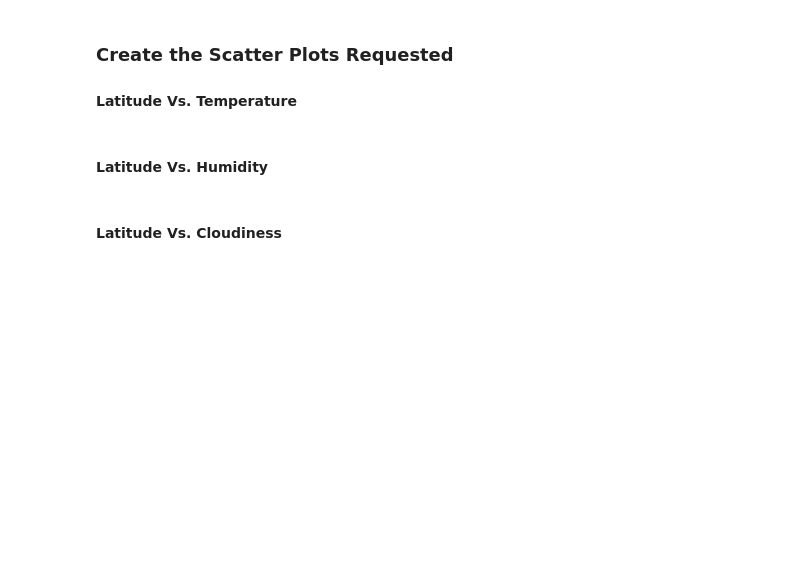
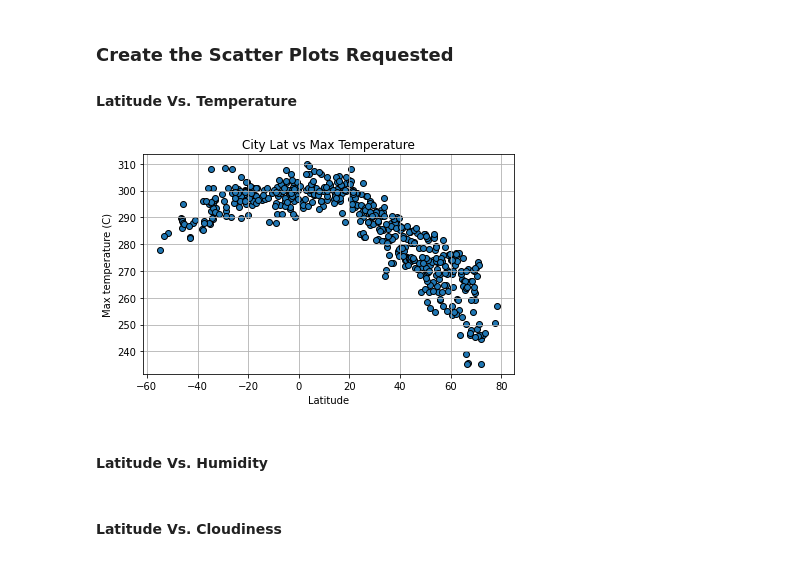
Before and after one commit to maderamel/python-api-challenge, a Jupyter notebook: WeatherPy.ipynb, the cells around one changed output. Drawn from its saved outputs; the diff is of its cells as text; code cells hidden in the pictures; blank space fills up the shorter version.

```diff
--- a/WeatherPy.ipynb
+++ b/WeatherPy.ipynb
@@ -147,16 +197,22 @@ city_data_df.head()
 #### Latitude Vs. Temperature
 # %%
 # Build scatter plot for latitude vs. temperature
-# YOUR CODE HERE
+plt.scatter(x= city_data_df["Lat"], y=city_data_df["Max Temp"], edgecolors = "black",)
 
 # Incorporate the other graph properties
-# YOUR CODE HERE
+plt.title("City Lat vs Max Temperature")
+plt.xlabel("Latitude")
+plt.ylabel("Max temperature (C)")
+plt.grid()
+plt.tight_layout()
 
 # Save the figure
 plt.savefig("output_data/Fig1.png")
 
 # Show plot
 plt.show()
+# %% [output]
+[figure, added]
 # %% [markdown]
 #### Latitude Vs. Humidity
 # %%
```
Also changed, not shown: parts of 5 cells of this notebook, 2 other files.
